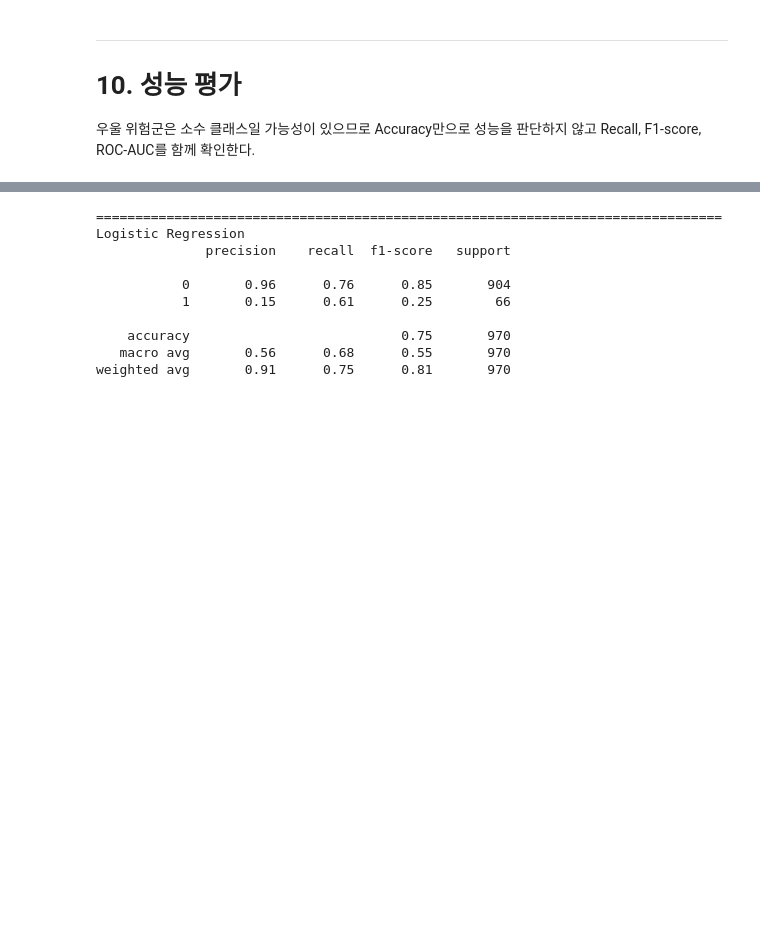
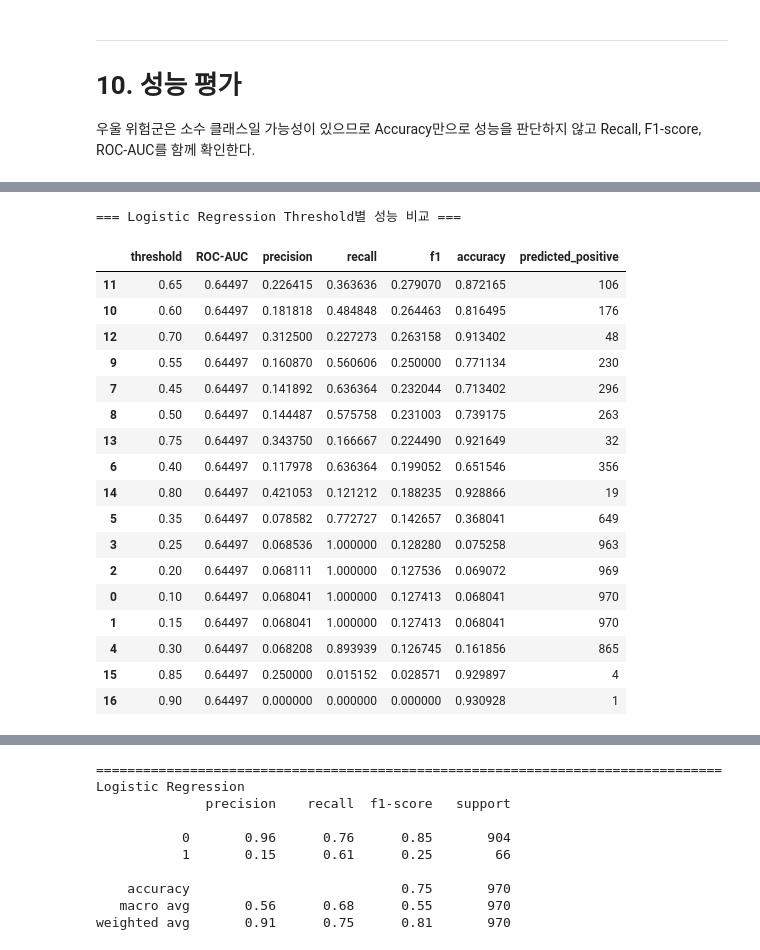
Before and after one commit to 2026-1st/Team-5, a Jupyter notebook: Team5_KNHANES2022_Project.ipynb, the cells around one changed output, grey strips where cells are left out. Saved outputs shown, nothing was run; the diff lists cells and outputs as text; code cells hidden in the pictures; blank space fills up the shorter version.

```diff
--- a/Team5_KNHANES2022_Project.ipynb
+++ b/Team5_KNHANES2022_Project.ipynb
@@ -972,0 +1057,59 @@ display(results_df)
+# %%
+## 10.1 Logistic Regression Threshold 조정
+
+# 기본 threshold 0.5 대신 여러 threshold를 비교하여 클래스 불균형 상황에서 Precision, Recall, F1-score의 변화를 확인한다.
+
+# ============================================================
+# 10.1 Logistic Regression Threshold 조정
+# - 기본 threshold=0.5 대신 여러 threshold를 비교
+# - 클래스 불균형 상황에서 Precision, Recall, F1-score 균형 확인
+# ============================================================
+
+from sklearn.metrics import precision_score, recall_score, f1_score, accuracy_score, confusion_matrix, classification_report
+
+log_pipe = pipelines["Logistic Regression + UnderSampling"]
+
+# Logistic Regression의 우울 위험군(1) 예측 확률
+y_proba_log = log_pipe.predict_proba(X_test)[:, 1]
+
+thresholds = np.arange(0.1, 0.91, 0.05)
+
+threshold_results = []
+
+for th in thresholds:
+    y_pred_th = (y_proba_log >= th).astype(int)
+
+    threshold_results.append({
+        "threshold": round(th, 2),
+        "ROC-AUC":   roc_auc_score(y_test, y_score),
+        "precision": precision_score(y_test, y_pred_th, zero_division=0),
+        "recall": recall_score(y_test, y_pred_th, zero_division=0),
+        "f1": f1_score(y_test, y_pred_th, zero_division=0),
+        "accuracy": accuracy_score(y_test, y_pred_th),
+        "predicted_positive": y_pred_th.sum()
+    })
+
+threshold_df = pd.DataFrame(threshold_results)
+
+print("=== Logistic Regression Threshold별 성능 비교 ===")
+display(threshold_df.sort_values("f1", ascending=False))
+# %% [output]
+=== Logistic Regression Threshold별 성능 비교 ===
+|  | threshold | ROC-AUC | precision | recall | f1 | accuracy | predicted_positive |
+| 11 | 0.65 | 0.64497 | 0.226415 | 0.363636 | 0.279070 | 0.872165 | 106 |
+| 10 | 0.60 | 0.64497 | 0.181818 | 0.484848 | 0.264463 | 0.816495 | 176 |
+| 12 | 0.70 | 0.64497 | 0.312500 | 0.227273 | 0.263158 | 0.913402 | 48 |
+| 9 | 0.55 | 0.64497 | 0.160870 | 0.560606 | 0.250000 | 0.771134 | 230 |
+| 7 | 0.45 | 0.64497 | 0.141892 | 0.636364 | 0.232044 | 0.713402 | 296 |
+| 8 | 0.50 | 0.64497 | 0.144487 | 0.575758 | 0.231003 | 0.739175 | 263 |
+| 13 | 0.75 | 0.64497 | 0.343750 | 0.166667 | 0.224490 | 0.921649 | 32 |
+| 6 | 0.40 | 0.64497 | 0.117978 | 0.636364 | 0.199052 | 0.651546 | 356 |
+| 14 | 0.80 | 0.64497 | 0.421053 | 0.121212 | 0.188235 | 0.928866 | 19 |
+| 5 | 0.35 | 0.64497 | 0.078582 | 0.772727 | 0.142657 | 0.368041 | 649 |
+| 3 | 0.25 | 0.64497 | 0.068536 | 1.000000 | 0.128280 | 0.075258 | 963 |
+| 2 | 0.20 | 0.64497 | 0.068111 | 1.000000 | 0.127536 | 0.069072 | 969 |
+| 0 | 0.10 | 0.64497 | 0.068041 | 1.000000 | 0.127413 | 0.068041 | 970 |
+| 1 | 0.15 | 0.64497 | 0.068041 | 1.000000 | 0.127413 | 0.068041 | 970 |
+| 4 | 0.30 | 0.64497 | 0.068208 | 0.893939 | 0.126745 | 0.161856 | 865 |
+| 15 | 0.85 | 0.64497 | 0.250000 | 0.015152 | 0.028571 | 0.929897 | 4 |
+| 16 | 0.90 | 0.64497 | 0.000000 | 0.000000 | 0.000000 | 0.930928 | 1 |
```
Also changed, not shown: parts of 8 cells of this notebook.
